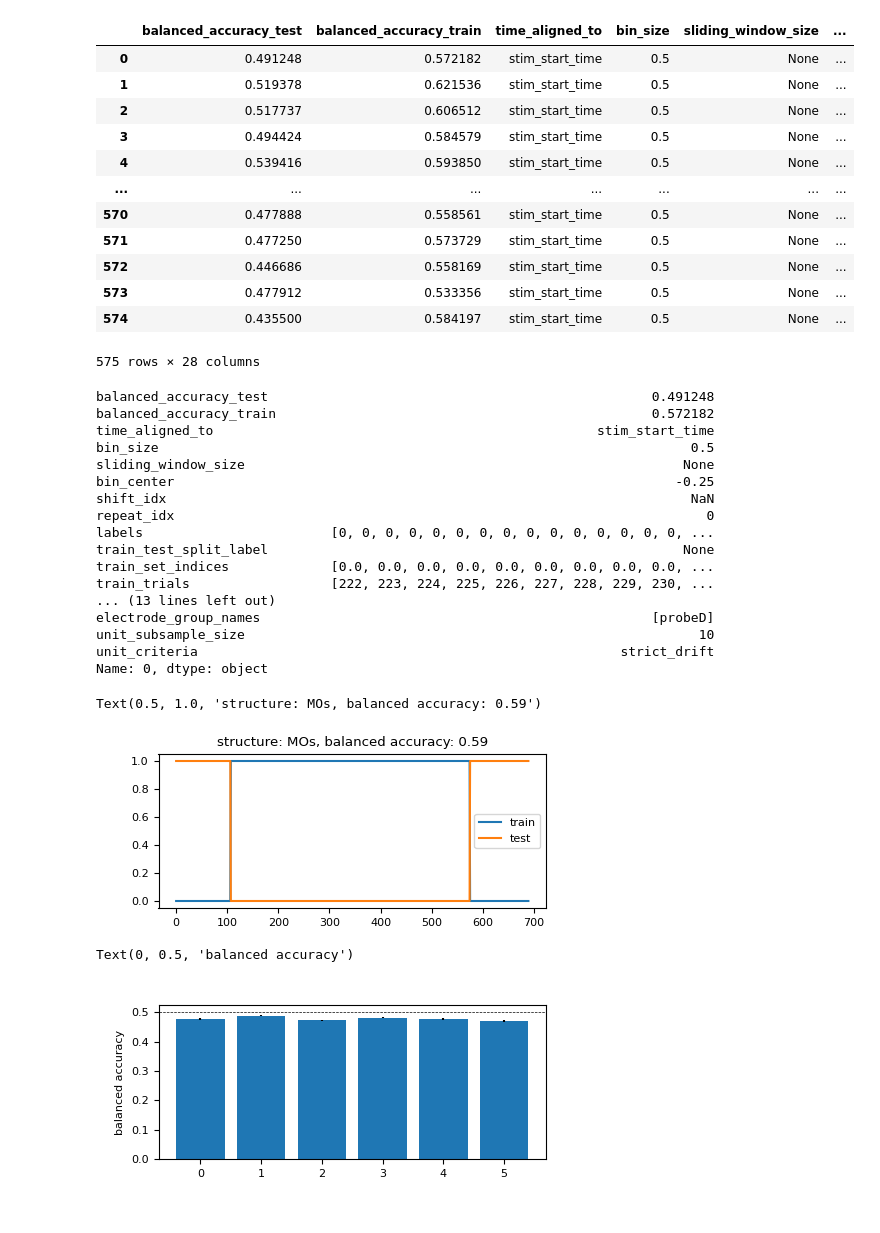
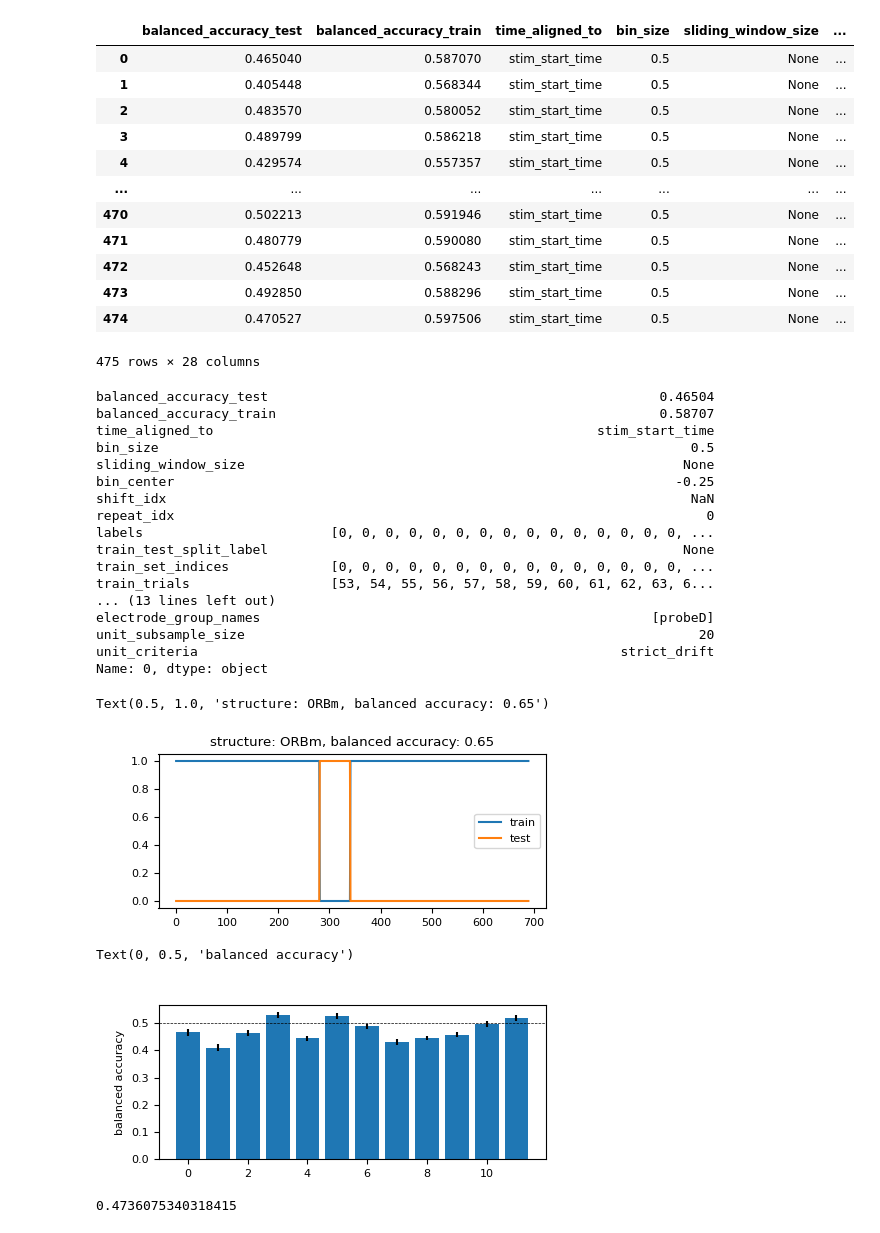
Before and after one commit to AllenInstitute/dynamic_routing_analysis, a Jupyter notebook: notebooks/load_decoding_results_scratch.ipynb, the cells around one changed output. Saved outputs shown, nothing was run; the diff lists cells and outputs as text; code cells hidden in the pictures.

```diff
--- a/notebooks/load_decoding_results_scratch.ipynb
+++ b/notebooks/load_decoding_results_scratch.ipynb
@@ -26,4 +29,9 @@ fm.FontProperties().set_family('arial')
 # %%
-results_path = r"s3://aind-scratch-data/dynamic-routing/decoding/results/baseline_context_500ms_leave_2_blocks_out_crossval_10_units_strict_drift_20260609_231148/" #single session
+# results_path = r"s3://aind-scratch-data/dynamic-routing/decoding/results/baseline_context_500ms_leave_2_blocks_out_crossval_10_units_strict_drift_20260609_231148/" #single session
+# results_path = r"s3://aind-scratch-data/dynamic-routing/decoding/results/baseline_context_500ms_leave_2_blocks_out_half_block_shifts_crossval_20_units_strict_drift_20260616_221045/"
+# results_path = r"s3://aind-scratch-data/dynamic-routing/decoding/results/baseline_context_500ms_leave_2_blocks_out_half_block_shifts_crossval_20_units_strict_drift_1/"
+
+results_path = r"s3://aind-scratch-data/dynamic-routing/decoding/results/baseline_context_500ms_leave_2_half_blocks_full_block_shifts_out_crossval_20_units_strict_drift_0/"
+# results_path = r"s3://aind-scratch-data/dynamic-routing/decoding/results/baseline_context_500ms_leave_1_half_block_out_crossval_20_units_strict_drift_0/"
 # %%
 results = pl.scan_parquet(results_path).collect().to_pandas()
@@ -31,25 +42,25 @@ results = pl.scan_parquet(results_path).collect().to_pandas()
 results
 # %% [output]
 |  | balanced_accuracy_test | balanced_accuracy_train | time_aligned_to | bin_size | sliding_window_size | ... |
-| 0 | 0.491248 | 0.572182 | stim_start_time | 0.5 | None | ... |
-| 1 | 0.519378 | 0.621536 | stim_start_time | 0.5 | None | ... |
-| 2 | 0.517737 | 0.606512 | stim_start_time | 0.5 | None | ... |
-| 3 | 0.494424 | 0.584579 | stim_start_time | 0.5 | None | ... |
-| 4 | 0.539416 | 0.593850 | stim_start_time | 0.5 | None | ... |
+| 0 | 0.465040 | 0.587070 | stim_start_time | 0.5 | None | ... |
+| 1 | 0.405448 | 0.568344 | stim_start_time | 0.5 | None | ... |
+| 2 | 0.483570 | 0.580052 | stim_start_time | 0.5 | None | ... |
+| 3 | 0.489799 | 0.586218 | stim_start_time | 0.5 | None | ... |
+| 4 | 0.429574 | 0.557357 | stim_start_time | 0.5 | None | ... |
 | ... | ... | ... | ... | ... | ... | ... |
-| 570 | 0.477888 | 0.558561 | stim_start_time | 0.5 | None | ... |
-| 571 | 0.477250 | 0.573729 | stim_start_time | 0.5 | None | ... |
-| 572 | 0.446686 | 0.558169 | stim_start_time | 0.5 | None | ... |
-| 573 | 0.477912 | 0.533356 | stim_start_time | 0.5 | None | ... |
-| 574 | 0.435500 | 0.584197 | stim_start_time | 0.5 | None | ... |
+| 470 | 0.502213 | 0.591946 | stim_start_time | 0.5 | None | ... |
+| 471 | 0.480779 | 0.590080 | stim_start_time | 0.5 | None | ... |
+| 472 | 0.452648 | 0.568243 | stim_start_time | 0.5 | None | ... |
+| 473 | 0.492850 | 0.588296 | stim_start_time | 0.5 | None | ... |
+| 474 | 0.470527 | 0.597506 | stim_start_time | 0.5 | None | ... |
-575 rows × 28 columns
+475 rows × 28 columns
 # %%
 sel_structure='MOs'
 # %%
 results.iloc[0]
 # %% [output]
-balanced_accuracy_test                                                 0.491248
-balanced_accuracy_train                                                0.572182
+balanced_accuracy_test                                                  0.46504
+balanced_accuracy_train                                                 0.58707
 time_aligned_to                                                 stim_start_time
 bin_size                                                                    0.5
 sliding_window_size                                                        None
@@ -58,11 +69,11 @@ shift_idx                                                                   NaN
 repeat_idx                                                                    0
 labels                        [0, 0, 0, 0, 0, 0, 0, 0, 0, 0, 0, 0, 0, 0, 0, ...
 train_test_split_label                                                     None
-train_set_indices             [0.0, 0.0, 0.0, 0.0, 0.0, 0.0, 0.0, 0.0, 0.0, ...
-train_trials                  [222, 223, 224, 225, 226, 227, 228, 229, 230, ...
+train_set_indices             [0, 0, 0, 0, 0, 0, 0, 0, 0, 0, 0, 0, 0, 0, 0, ...
+train_trials                  [53, 54, 55, 56, 57, 58, 59, 60, 61, 62, 63, 6...
 ... (13 lines left out)
 electrode_group_names                                                  [probeD]
-unit_subsample_size                                                          10
+unit_subsample_size                                                          20
 unit_criteria                                                      strict_drift
 Name: 0, dtype: object
 # %%
@@ -90,29 +101,33 @@ ax.plot(test_trial_vector,label='test')
 ax.legend()
 ax.set_title(f'structure: {structure}, balanced accuracy: {accuracy:.2f}')
 # %% [output]
-Text(0.5, 1.0, 'structure: MOs, balanced accuracy: 0.59')
+Text(0.5, 1.0, 'structure: ORBm, balanced accuracy: 0.65')
-[figure, old version]
+[figure, new version]
 # %%
 #get mean accuracy for each train-test set for a given structure
-sel_structure='all'
+sel_structure='CA1'
 if sel_structure=='all':
     structure_df=results.copy()
 else:
     structure_df=results.query(f'structure=="{sel_structure}"')
 
 balanced_accuracy_test_all=np.vstack(structure_df['balanced_accuracy_test_all'].values)
 balanced_accuracy_test_mean=np.nanmean(balanced_accuracy_test_all,axis=0)
 balanced_accuracy_test_sem=stats.sem(balanced_accuracy_test_all,axis=0,nan_policy='omit')
 
 fig,ax=plt.subplots(1,1,figsize=(5,2))
 ax.axhline(0.5,color='k',ls='--',lw=0.5)
 # ax.errorbar(x=np.arange(len(balanced_accuracy_test_mean)),y=balanced_accuracy_test_mean,yerr=balanced_accuracy_test_sem)
 ax.bar(x=np.arange(len(balanced_accuracy_test_mean)),height=balanced_accuracy_test_mean,yerr=balanced_accuracy_test_sem)
 ax.set_xlabel('train-test set')
 ax.set_ylabel('balanced accuracy')
 # %% [output]
 Text(0, 0.5, 'balanced accuracy')
-[figure, old version]
+[figure, new version]
+# %%
+np.mean(balanced_accuracy_test_mean)
+# %% [output]
+0.4736075340318415
 # %%
 session_table_path=r"\\allen\programs\mindscope\workgroups\dynamicrouting\Ethan\CO decoding results\session_table_v0.272.parquet"
 session_table=pl.read_parquet(session_table_path)
```
Also changed, not shown: parts of 12 cells of this notebook, 6 other files.
